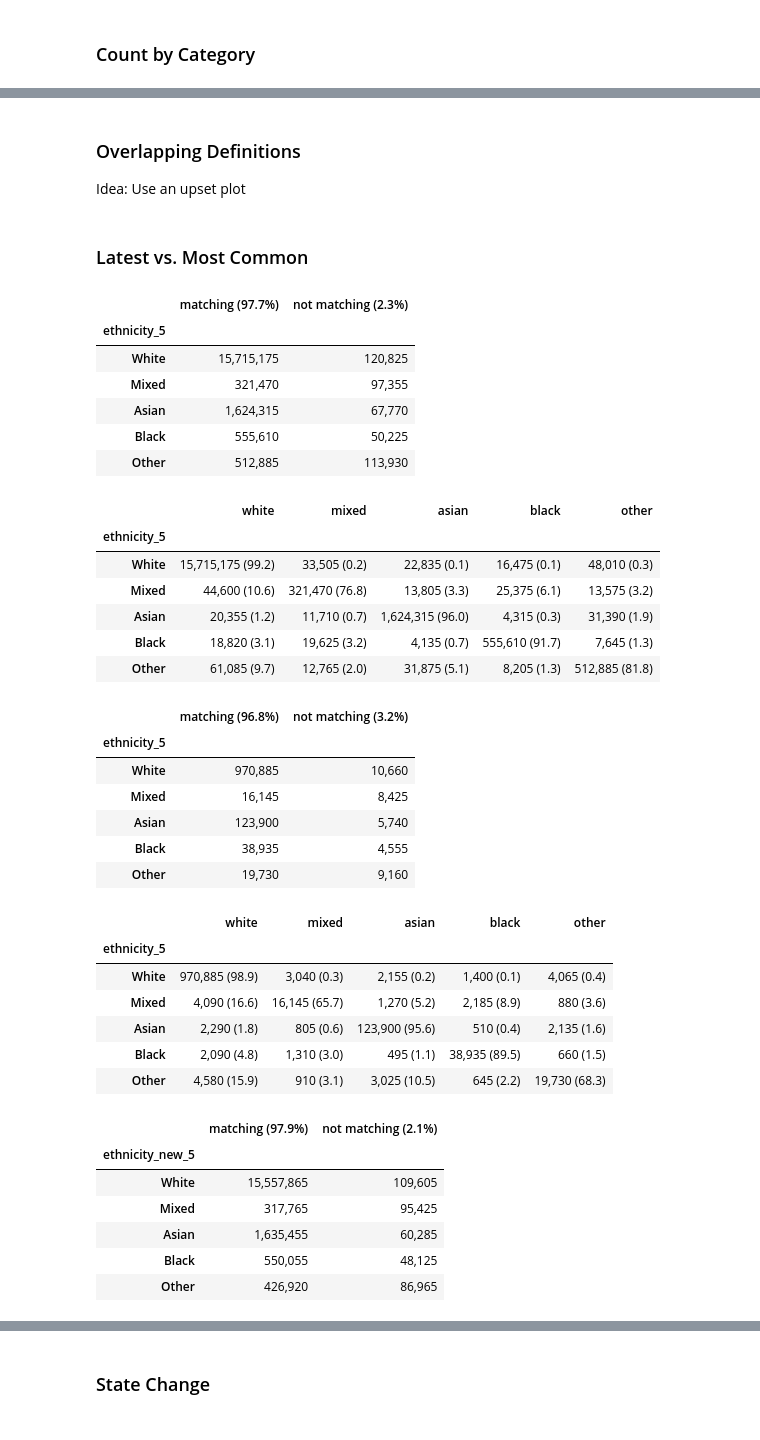
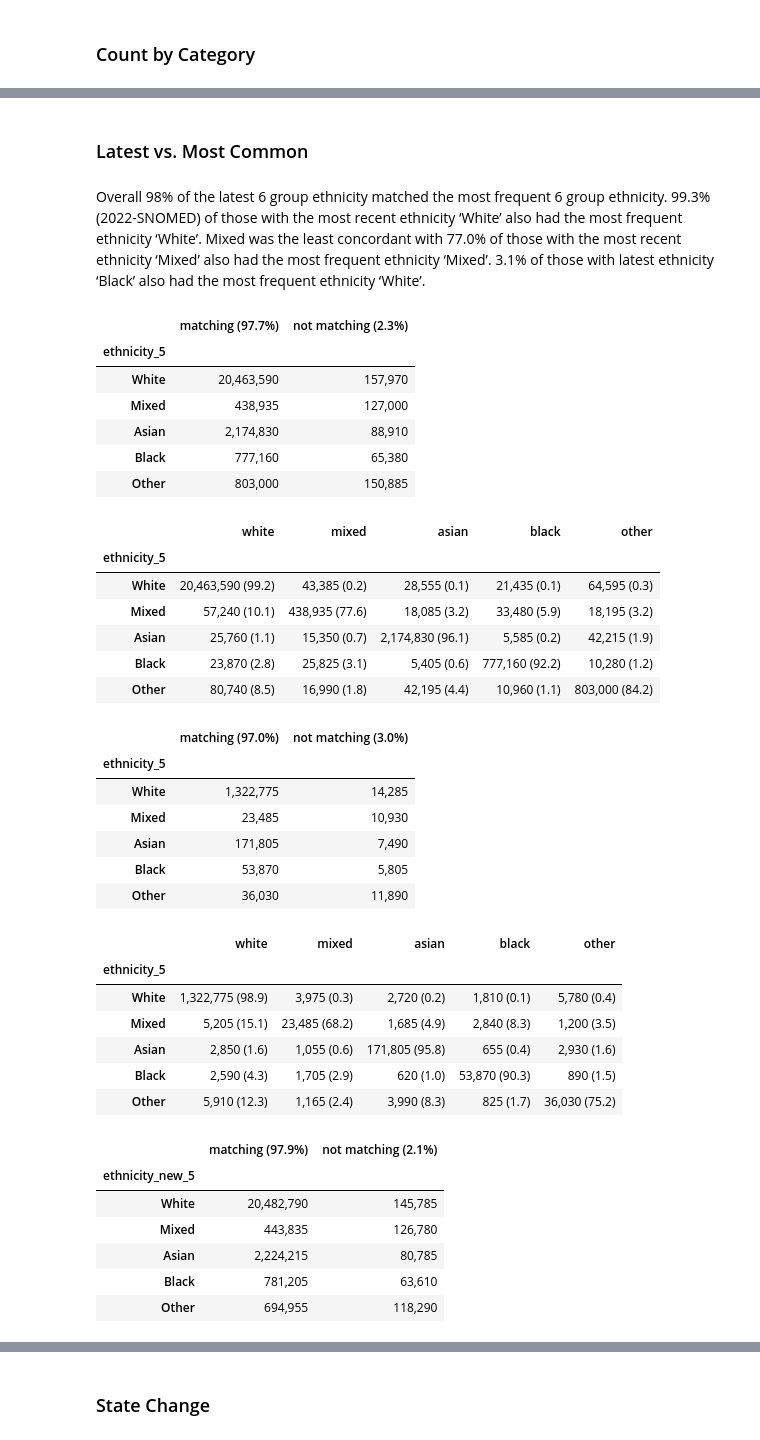
Before and after one commit to opensafely/ethnicity-short-data-report, a Jupyter notebook: notebooks_jupyter/local_report_ethnicity.ipynb, the cells around one changed output, grey strips where cells are left out. Drawn from its saved outputs; the diff is of its cells as text; code cells hidden in the pictures.

```diff
--- a/notebooks_jupyter/local_report_ethnicity.ipynb
+++ b/notebooks_jupyter/local_report_ethnicity.ipynb
@@ -233,3 +233,0 @@ local_patient_counts(
-# %% [markdown]
-### Overlapping Definitions
-Idea: Use an upset plot
@@ -238,9 +234,11 @@ Idea: Use an upset plot
 # %% [markdown]
 ### Latest vs. Most Common
+# %% [markdown]
+Overall 98% of the latest 6 group ethnicity matched the most frequent 6 group ethnicity. 99.3% (2022-SNOMED) of those with the most recent ethnicity ‘White’ also had the most frequent ethnicity ‘White’. Mixed was the least concordant with 77.0% of those with the most recent ethnicity ‘Mixed’ also had the most frequent ethnicity ‘Mixed’. 3.1% of those with latest ethnicity ‘Black’ also had the most frequent ethnicity ‘White’.
 # %%
 for definition in definitions:
     for suffix in suffixes:
-        df_sum = pd.read_csv(f'../output/{output_path}/simple_latest_common_{definition}{suffix}.csv').set_index(definition)
+        df_sum = pd.read_csv(f'../output/{output_path}/simple_latest_common_{definition}{suffix}_fullset.csv').set_index(definition)
         # sort rows by category index
         df_sum.columns = df_sum.columns.str.replace(definition + "_", "")
         df_sum.columns = df_sum.columns.str.lower()
@@ -265,63 +263,63 @@ for definition in definitions:
         if code_dict != "":
             lowerlist = [x.lower() for x in (list(code_dict[definition].values()))]
             df_sum = df_sum[lowerlist]
         else:
             df_sum = df_sum.reindex(sorted(df_sum.columns), axis=1)
 
         # Combine count and percentage columns
         df_sum["population"]=df_sum.sum(axis = 1)
         for item in lowerlist:
             df_sum[item + "_pct"]= round(
                     (df_sum[item].div(df_sum["population"])) * 100, 1
                 )
 
             df_sum[item] = (
                     df_sum[item].apply(lambda x: "{:,.0f}".format(x))
                     + " ("
                     + df_sum[item + "_pct"].astype(str)
                     + ")"
                 )
         df_sum = df_sum[lowerlist]
 
         display(df_sum)
     # df_expanded = pd.read_csv(f'../output/{output_path}/tables/latest_common_expanded_{definition}.csv').set_index(definition)
 
     # display(df_expanded)
 # %% [output]
 |  | matching (97.7%) | not matching (2.3%) |
 | ethnicity_5 |  |  |
-| White | 15,715,175 | 120,825 |
-| Mixed | 321,470 | 97,355 |
-| Asian | 1,624,315 | 67,770 |
-| Black | 555,610 | 50,225 |
-| Other | 512,885 | 113,930 |
+| White | 20,463,590 | 157,970 |
+| Mixed | 438,935 | 127,000 |
+| Asian | 2,174,830 | 88,910 |
+| Black | 777,160 | 65,380 |
+| Other | 803,000 | 150,885 |
 |  | white | mixed | asian | black | other |
 | ethnicity_5 |  |  |  |  |  |
-| White | 15,715,175 (99.2) | 33,505 (0.2) | 22,835 (0.1) | 16,475 (0.1) | 48,010 (0.3) |
-| Mixed | 44,600 (10.6) | 321,470 (76.8) | 13,805 (3.3) | 25,375 (6.1) | 13,575 (3.2) |
-| Asian | 20,355 (1.2) | 11,710 (0.7) | 1,624,315 (96.0) | 4,315 (0.3) | 31,390 (1.9) |
-| Black | 18,820 (3.1) | 19,625 (3.2) | 4,135 (0.7) | 555,610 (91.7) | 7,645 (1.3) |
-| Other | 61,085 (9.7) | 12,765 (2.0) | 31,875 (5.1) | 8,205 (1.3) | 512,885 (81.8) |
+| White | 20,463,590 (99.2) | 43,385 (0.2) | 28,555 (0.1) | 21,435 (0.1) | 64,595 (0.3) |
+| Mixed | 57,240 (10.1) | 438,935 (77.6) | 18,085 (3.2) | 33,480 (5.9) | 18,195 (3.2) |
+| Asian | 25,760 (1.1) | 15,350 (0.7) | 2,174,830 (96.1) | 5,585 (0.2) | 42,215 (1.9) |
+| Black | 23,870 (2.8) | 25,825 (3.1) | 5,405 (0.6) | 777,160 (92.2) | 10,280 (1.2) |
+| Other | 80,740 (8.5) | 16,990 (1.8) | 42,195 (4.4) | 10,960 (1.1) | 803,000 (84.2) |
-|  | matching (96.8%) | not matching (3.2%) |
+|  | matching (97.0%) | not matching (3.0%) |
 | ethnicity_5 |  |  |
-| White | 970,885 | 10,660 |
-| Mixed | 16,145 | 8,425 |
-| Asian | 123,900 | 5,740 |
-| Black | 38,935 | 4,555 |
-| Other | 19,730 | 9,160 |
+| White | 1,322,775 | 14,285 |
+| Mixed | 23,485 | 10,930 |
+| Asian | 171,805 | 7,490 |
+| Black | 53,870 | 5,805 |
+| Other | 36,030 | 11,890 |
 |  | white | mixed | asian | black | other |
 | ethnicity_5 |  |  |  |  |  |
-| White | 970,885 (98.9) | 3,040 (0.3) | 2,155 (0.2) | 1,400 (0.1) | 4,065 (0.4) |
-| Mixed | 4,090 (16.6) | 16,145 (65.7) | 1,270 (5.2) | 2,185 (8.9) | 880 (3.6) |
-| Asian | 2,290 (1.8) | 805 (0.6) | 123,900 (95.6) | 510 (0.4) | 2,135 (1.6) |
-| Black | 2,090 (4.8) | 1,310 (3.0) | 495 (1.1) | 38,935 (89.5) | 660 (1.5) |
-| Other | 4,580 (15.9) | 910 (3.1) | 3,025 (10.5) | 645 (2.2) | 19,730 (68.3) |
+| White | 1,322,775 (98.9) | 3,975 (0.3) | 2,720 (0.2) | 1,810 (0.1) | 5,780 (0.4) |
+| Mixed | 5,205 (15.1) | 23,485 (68.2) | 1,685 (4.9) | 2,840 (8.3) | 1,200 (3.5) |
+| Asian | 2,850 (1.6) | 1,055 (0.6) | 171,805 (95.8) | 655 (0.4) | 2,930 (1.6) |
+| Black | 2,590 (4.3) | 1,705 (2.9) | 620 (1.0) | 53,870 (90.3) | 890 (1.5) |
+| Other | 5,910 (12.3) | 1,165 (2.4) | 3,990 (8.3) | 825 (1.7) | 36,030 (75.2) |
 |  | matching (97.9%) | not matching (2.1%) |
 | ethnicity_new_5 |  |  |
-| White | 15,557,865 | 109,605 |
-| Mixed | 317,765 | 95,425 |
-| Asian | 1,635,455 | 60,285 |
-| Black | 550,055 | 48,125 |
-| Other | 426,920 | 86,965 |
+| White | 20,482,790 | 145,785 |
+| Mixed | 443,835 | 126,780 |
+| Asian | 2,224,215 | 80,785 |
+| Black | 781,205 | 63,610 |
+| Other | 694,955 | 118,290 |
 |  | white | mixed | asian | black | other |
 | ethnicity_new_5 |  |  |  |  |  |
```
Also changed, not shown: parts of 16 cells of this notebook, 2 other files.
